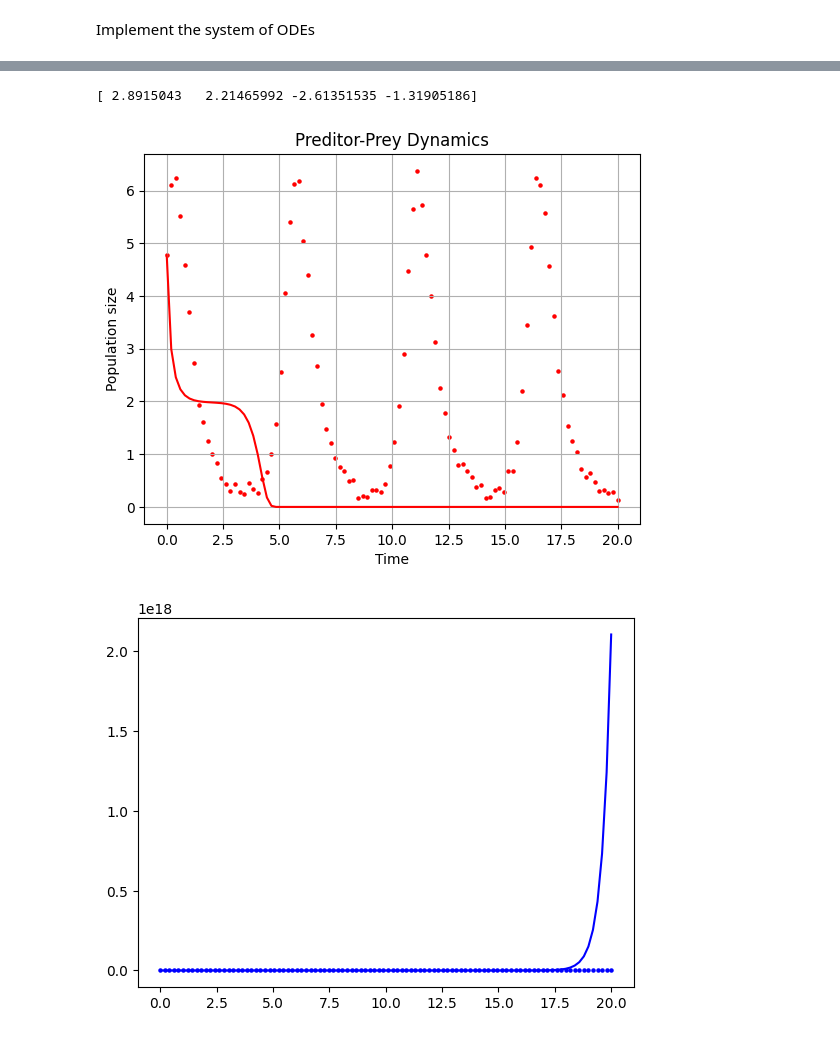
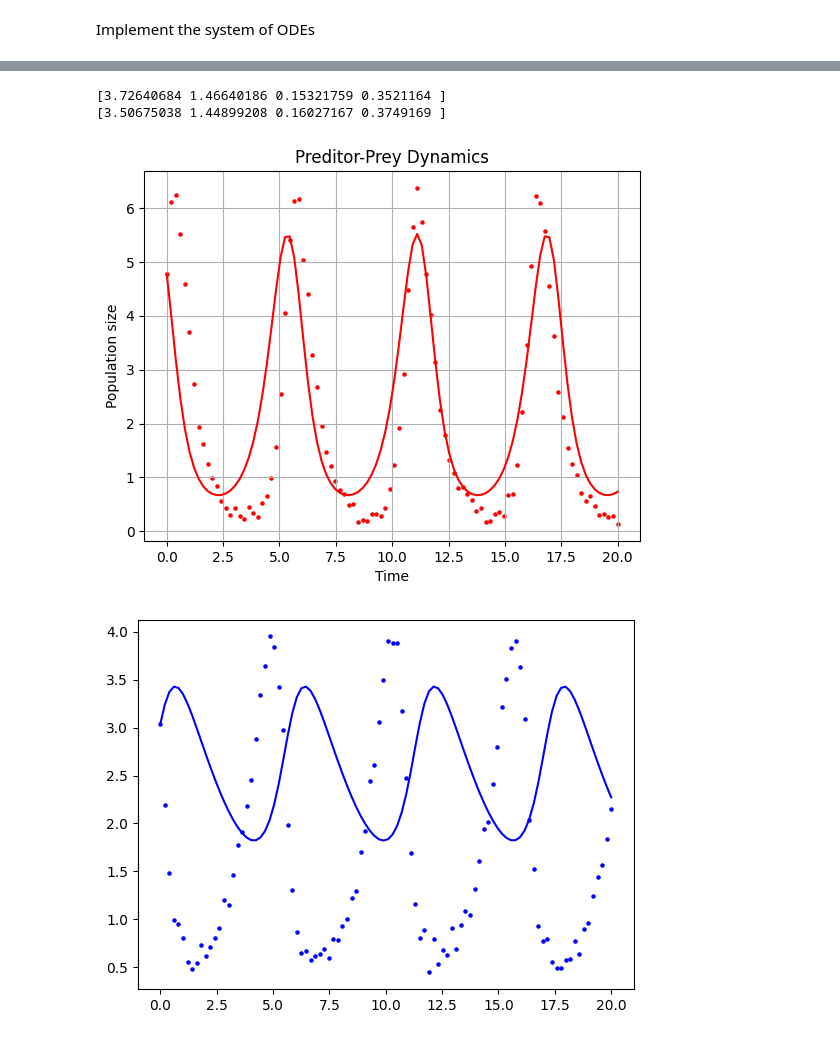
Before and after one commit to estherlb/stochastic_3, a Jupyter notebook: Reverse-Engineering Predator-Prey System/predator_prey.ipynb, the cells around one changed output, grey strips where cells are left out. Saved outputs shown, nothing was run; the diff lists cells and outputs as text; code cells hidden in the pictures.

```diff
--- a/Reverse-Engineering Predator-Prey System/predator_prey.ipynb
+++ b/Reverse-Engineering Predator-Prey System/predator_prey.ipynb
@@ -39,11 +43,11 @@ Implement the system of ODEs
 from scipy.integrate import odeint
 import numpy as np
 
-def lotka_volterra(init, t, alpha, beta, gamma, delta):
+def lotka_volterra(init, t, alpha, beta, delta, gamma):
     x, y = init
     dxdt = alpha * x - beta * x * y
     dydt = delta * x * y - gamma * y
-    return dxdt, dydt
+    return [dxdt, dydt]
 # %%
 # take initial conditions from data set
 x0 = 4.78163509155479
@@ -53,8 +57,8 @@ init = [x0,y0]
 
 alpha = 0.6
 beta = 0.2
-delta = 0.8
-gamma = 0.3
+delta = 0.3
+gamma = 0.8
 
 t = np.linspace(0,20,100)
 
@@ -62,8 +66,8 @@ out = odeint(lotka_volterra, init, t, args = (alpha,beta,delta,gamma))
 
 x, y = out.T[0], out.T[1]
 
-plt.plot(t, x, label = 'Prey', color = 'b')
-plt.plot(t, y, label = 'Predator', color = 'r')
+plt.plot(t, x, label = 'Prey', color = 'r')
+plt.plot(t, y, label = 'Predator', color = 'b')
 plt.legend()
 plt.show()
 # %% [output]
@@ -78,7 +82,7 @@ def abs_residual(init, t, alpha, beta, delta, gamma):
     out = odeint(lotka_volterra, init, t, args = (alpha,beta,delta,gamma))
     return np.linalg.norm(out - data)**2
 # %%
-def loss_function(params, t_data, x, y):
+def loss_function_res(params, t_data, x, y,):
     y0 = [x[0], y[0]]
     t = np.linspace(t_data[0], t_data[-1], num=len(t_data))
     output = odeint(lotka_volterra, y0, t, args=(params[0], params[1], params[2], params[3]))
@@ -93,42 +97,52 @@ def loss_function(params, t_data, x, y):
 
         res = (x_data - x_model)**2 + (y_data - y_model)**2
         loss += res
-    return(loss)
+    return loss
+# %%
+def loss_function_norm(params, t_data, x, y,):
+    y0 = [x[0], y[0]]
+    t = np.linspace(t_data[0], t_data[-1], num=len(t_data))
+    output = odeint(lotka_volterra, y0, t, args=(params[0], params[1], params[2], params[3]))
+
+    return (np.linalg.norm(x - output[:,0]))**2 + (np.linalg.norm(y - output[:,1]))**2
 # %%
-from scipy.optimize import fmin
+from scipy.optimize import minimize
 params0 = np.array([1,1,1,1])
 t = np.array(df['t'], dtype=float)
 x = np.array(df['x'], dtype=float)
 y = np.array(df['y'], dtype=float)
-minimum = fmin(loss_function, params0, args=(t,x,y))
+minimum_res = minimize(loss_function_res, params0, args=(t,x,y)).x
+print(minimum_res)
 
-print(minimum)
+minimum_norm = minimize(loss_function_norm, params0, args=(t,x,y)).x
+print(minimum_norm)
 
-alpha_fit = minimum[0]
-beta_fit = minimum[1]
-delta_fit = minimum[2]
-gamma_fit = minimum[3]
+alpha_fit = minimum_res[0]
+beta_fit = minimum_res[1]
+delta_fit = minimum_res[2]
+gamma_fit = minimum_res[3]
 
 y0 = [x[0], y[0]]
 t = np.linspace(t[0], t[-1], num=len(t))
 
 output = odeint(lotka_volterra, y0, t, args=(alpha_fit, beta_fit, delta_fit, gamma_fit))
 
 plt.title("Preditor-Prey Dynamics")
 plt.ylabel("Population size")
 plt.xlabel("Time")
 plt.grid()
 
 plt.plot(t,output[:,0], color="r")
-plt.scatter(df["t"], df["x"], color = 'r', s = 5, label = 'x (preditor)')
+plt.scatter(df["t"], df["x"], color = 'r', s = 5, label = 'x (prey)')
 
 plt.show()
 
 plt.plot(t,output[:,1], color="b")
-plt.scatter(df["t"], df["y"], color = 'b', s = 5, label = 'y (prey)')
+plt.scatter(df["t"], df["y"], color = 'b', s = 5, label = 'y (predator)')
 
 plt.show()
 # %% [output]
-[ 2.8915043   2.21465992 -2.61351535 -1.31905186]
+[3.72640684 1.46640186 0.15321759 0.3521164 ]
+[3.50675038 1.44899208 0.16027167 0.3749169 ]
-[figure, old version]
+[figure, new version]
-[figure, old version]
+[figure, new version]
```
Also changed, not shown: parts of 3 cells of this notebook.
